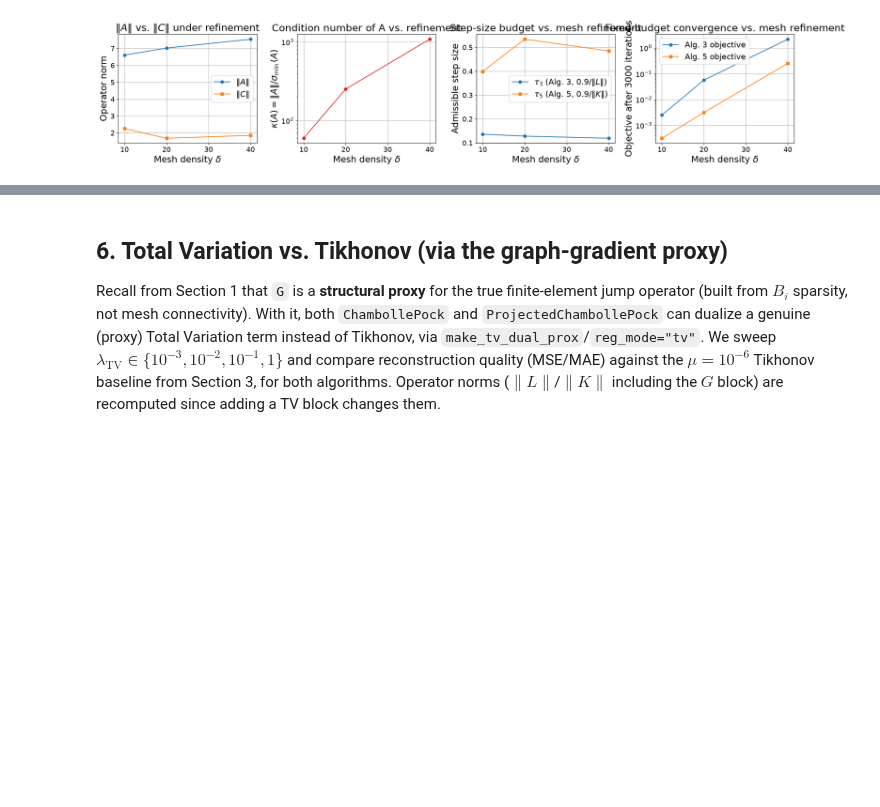
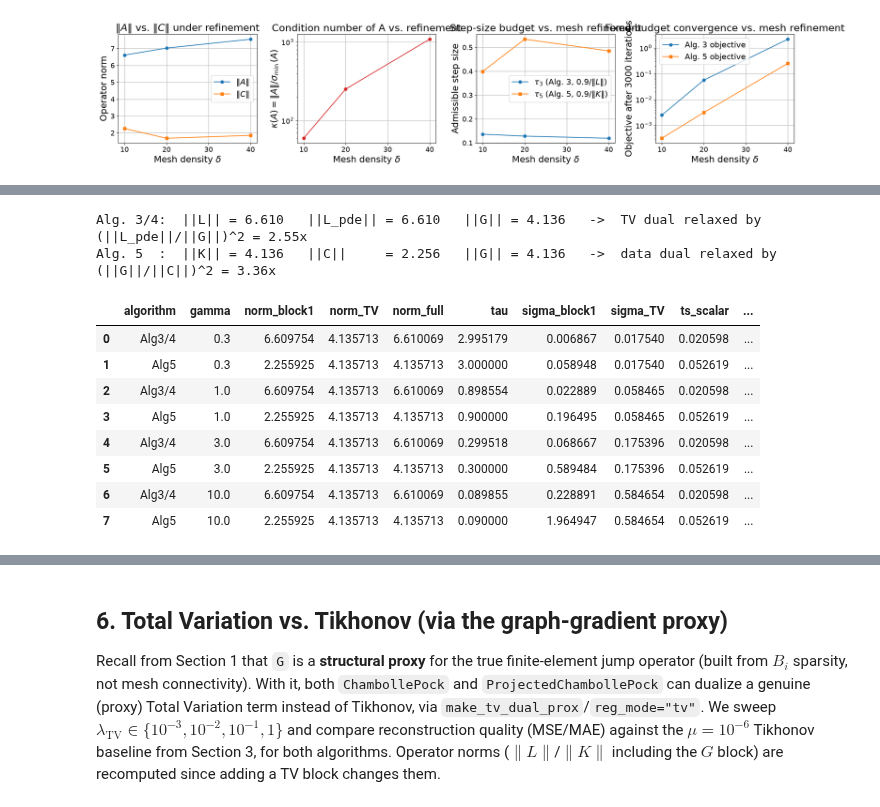
Before and after one commit to dmelan/fp-algs, a Jupyter notebook: part4_5_chambolle_pock_comparison.ipynb, the cells around one changed output, grey strips where cells are left out. Saved outputs shown, nothing was run; the diff lists cells and outputs as text; code cells hidden in the pictures; blank space fills up the shorter version.

```diff
--- a/part4_5_chambolle_pock_comparison.ipynb
+++ b/part4_5_chambolle_pock_comparison.ipynb
@@ -595,0 +631,46 @@ $8.6\times$ at the offline $\delta=40$ point).
+# %%
+# What the block metric can possibly buy: the two block norms, and the resulting
+# per-block "gate" tau*sigma_b, against the single tau*sigma the scalar metric imposes.
+from iwp.experiments.comparison import block_step_sizes_algorithm3, block_step_sizes_algorithm5
+
+GAMMAS, SAFETY, LAMBDA_TV = (0.3, 1.0, 3.0, 10.0), 0.9, 1e-3
+l3_tv = l_operator_norm_algorithm3(pb, G=pb.G)   # ||L||, Alg. 3/4
+k5_tv = k_operator_norm_algorithm5(pb, G=pb.G)   # ||K||, Alg. 5
+
+rows = []
+for gamma in GAMMAS:
+    s3 = block_step_sizes_algorithm3(pb, G=pb.G, gamma=gamma, safety=SAFETY)
+    s5 = block_step_sizes_algorithm5(pb, G=pb.G, gamma=gamma, safety=SAFETY)
+    for algo, s, full, n1, sig1 in [
+        ("Alg3/4", s3, l3_tv, s3["norm_pde"], s3["sigma_pde"]),
+        ("Alg5", s5, k5_tv, s5["norm_dat"], s5["sigma_dat"]),
+    ]:
+        rows.append(dict(
+            algorithm=algo, gamma=gamma,
+            norm_block1=n1, norm_TV=s["norm_reg"], norm_full=full,
+            tau=s["tau"], sigma_block1=sig1, sigma_TV=s["sigma_reg"],
+            ts_scalar=(SAFETY / gamma) * (gamma / full**2),   # both blocks, scalar metric
+            ts_block1=s["tau"] * sig1, ts_TV=s["tau"] * s["sigma_reg"],
+            condition_lhs=s["condition_lhs"],
+        ))
+stepsize_table = pd.DataFrame(rows)
+
+print(f"Alg. 3/4:  ||L|| = {l3_tv:.3f}   ||L_pde|| = {rows[0]['norm_block1']:.3f}   "
+      f"||G|| = {rows[0]['norm_TV']:.3f}   ->  TV dual relaxed by "
+      f"(||L_pde||/||G||)^2 = {(rows[0]['norm_block1'] / rows[0]['norm_TV'])**2:.2f}x")
+print(f"Alg. 5  :  ||K|| = {k5_tv:.3f}   ||C||     = {rows[1]['norm_block1']:.3f}   "
+      f"||G|| = {rows[1]['norm_TV']:.3f}   ->  data dual relaxed by "
+      f"(||G||/||C||)^2 = {(rows[1]['norm_TV'] / rows[1]['norm_block1'])**2:.2f}x")
+stepsize_table.round(6)
+# %% [output]
+Alg. 3/4:  ||L|| = 6.610   ||L_pde|| = 6.610   ||G|| = 4.136   ->  TV dual relaxed by (||L_pde||/||G||)^2 = 2.55x
+Alg. 5  :  ||K|| = 4.136   ||C||     = 2.256   ||G|| = 4.136   ->  data dual relaxed by (||G||/||C||)^2 = 3.36x
+|  | algorithm | gamma | norm_block1 | norm_TV | norm_full | tau | sigma_block1 | sigma_TV | ts_scalar | ... |
+| 0 | Alg3/4 | 0.3 | 6.609754 | 4.135713 | 6.610069 | 2.995179 | 0.006867 | 0.017540 | 0.020598 | ... |
+| 1 | Alg5 | 0.3 | 2.255925 | 4.135713 | 4.135713 | 3.000000 | 0.058948 | 0.017540 | 0.052619 | ... |
+| 2 | Alg3/4 | 1.0 | 6.609754 | 4.135713 | 6.610069 | 0.898554 | 0.022889 | 0.058465 | 0.020598 | ... |
+| 3 | Alg5 | 1.0 | 2.255925 | 4.135713 | 4.135713 | 0.900000 | 0.196495 | 0.058465 | 0.052619 | ... |
+| 4 | Alg3/4 | 3.0 | 6.609754 | 4.135713 | 6.610069 | 0.299518 | 0.068667 | 0.175396 | 0.020598 | ... |
+| 5 | Alg5 | 3.0 | 2.255925 | 4.135713 | 4.135713 | 0.300000 | 0.589484 | 0.175396 | 0.052619 | ... |
+| 6 | Alg3/4 | 10.0 | 6.609754 | 4.135713 | 6.610069 | 0.089855 | 0.228891 | 0.584654 | 0.020598 | ... |
+| 7 | Alg5 | 10.0 | 2.255925 | 4.135713 | 4.135713 | 0.090000 | 1.964947 | 0.584654 | 0.052619 | ... |
```
Also changed, not shown: parts of 30 cells of this notebook, 3 other files.
